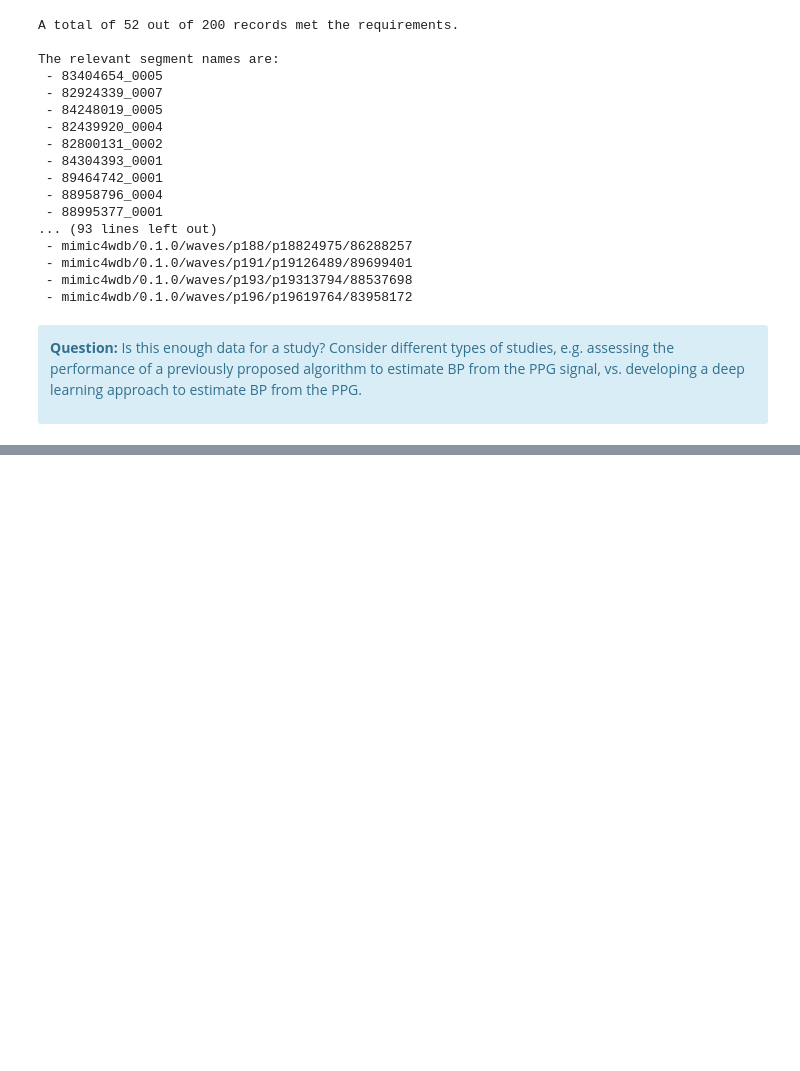
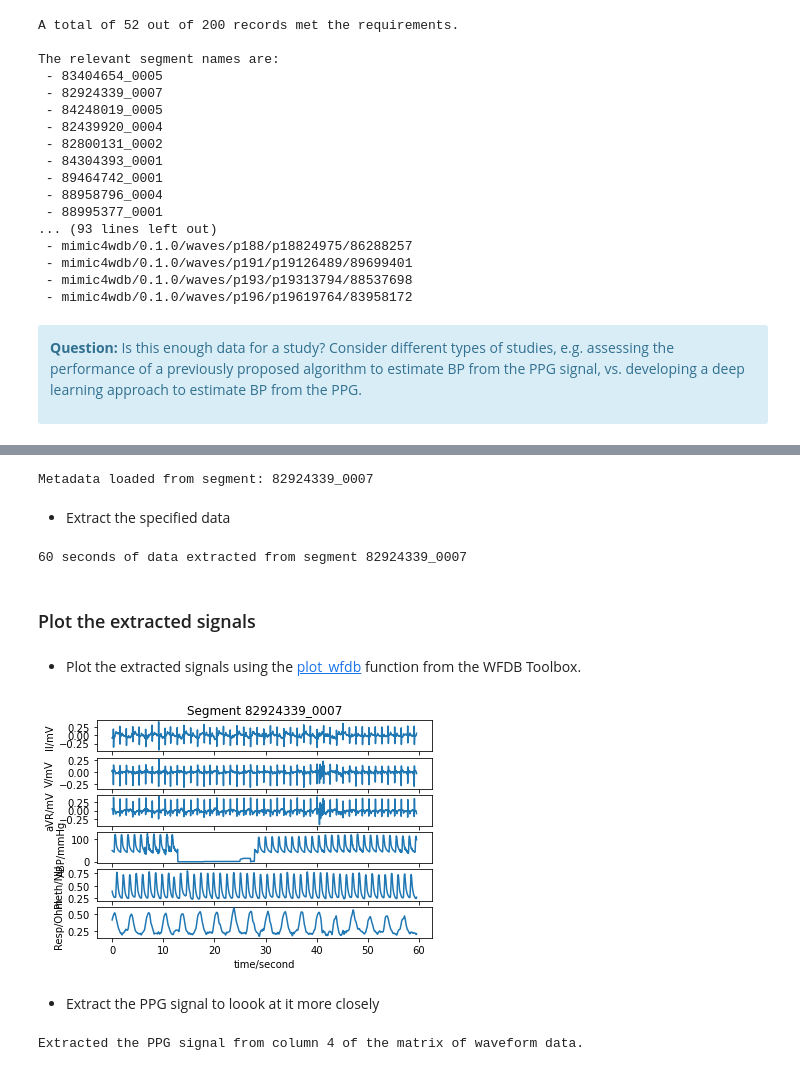
Before and after one commit to peterhcharlton/bsp-book, a Jupyter notebook: content/tutorial/notebooks/data-exploration.ipynb, the cells around one changed output, grey strips where cells are left out. Saved outputs shown, nothing was run; the diff lists cells and outputs as text; code cells hidden in the pictures; blank space fills up the shorter version.

```diff
--- a/content/tutorial/notebooks/data-exploration.ipynb
+++ b/content/tutorial/notebooks/data-exploration.ipynb
@@ -319,0 +440,5 @@ The relevant segment names are:
+# %%
+rel_segment_n = 1
+rel_segment_name = segment_names[rel_segment_n]
+rel_segment_dir = segment_dirs[rel_segment_n]
+print(f"Specified segment '{rel_segment_name}' in directory: '{rel_segment_dir}'")
@@ -319,0 +451,4 @@ The relevant segment names are:
+# %%
+# time since the start of the segment at which to begin extracting data
+start_seconds = 20
+n_seconds_to_load = 60
@@ -319,0 +457,45 @@ The relevant segment names are:
+# %%
+segment_metadata = wfdb.rdheader(record_name=rel_segment_name,
+                                 pn_dir=rel_segment_dir)
+
+print(f"Metadata loaded from segment: {rel_segment_name}")
+fs = round(segment_metadata.fs)
+# %% [output]
+Metadata loaded from segment: 82924339_0007
+# %% [markdown]
+- Extract the specified data
+# %%
+sampfrom = fs * start_seconds
+sampto = fs * (start_seconds + n_seconds_to_load)
+
+segment_data = wfdb.rdrecord(record_name=rel_segment_name,
+                             sampfrom=sampfrom,
+                             sampto=sampto,
+                             pn_dir=rel_segment_dir)
+
+print(f"{n_seconds_to_load} seconds of data extracted from segment {rel_segment_name}")
+# %% [output]
+60 seconds of data extracted from segment 82924339_0007
+# %% [markdown]
+### Plot the extracted signals
+# %% [markdown]
+- Plot the extracted signals using the [plot_wfdb](https://wfdb.readthedocs.io/en/latest/plot.html#wfdb.plot.plot_wfdb) function from the WFDB Toolbox.
+# %%
+title_text = f"Segment {rel_segment_name}"
+wfdb.plot_wfdb(record=segment_data,
+               title=title_text,
+               time_units='seconds')
+# %% [output]
+[figure, added]
+# %% [markdown]
+- Extract the PPG signal to loook at it more closely
+# %%
+for sig_no in range(0, len(segment_data.sig_name)):
+    if "Pleth" in segment_data.sig_name[sig_no]:
+        break
+
+ppg = segment_data.p_signal[:, sig_no]
+fs = segment_data.fs
+print(f"Extracted the PPG signal from column {sig_no} of the matrix of waveform data.")
+# %% [output]
+Extracted the PPG signal from column 4 of the matrix of waveform data.
```
Also changed, not shown: parts of 35 cells of this notebook, 2 other files.
